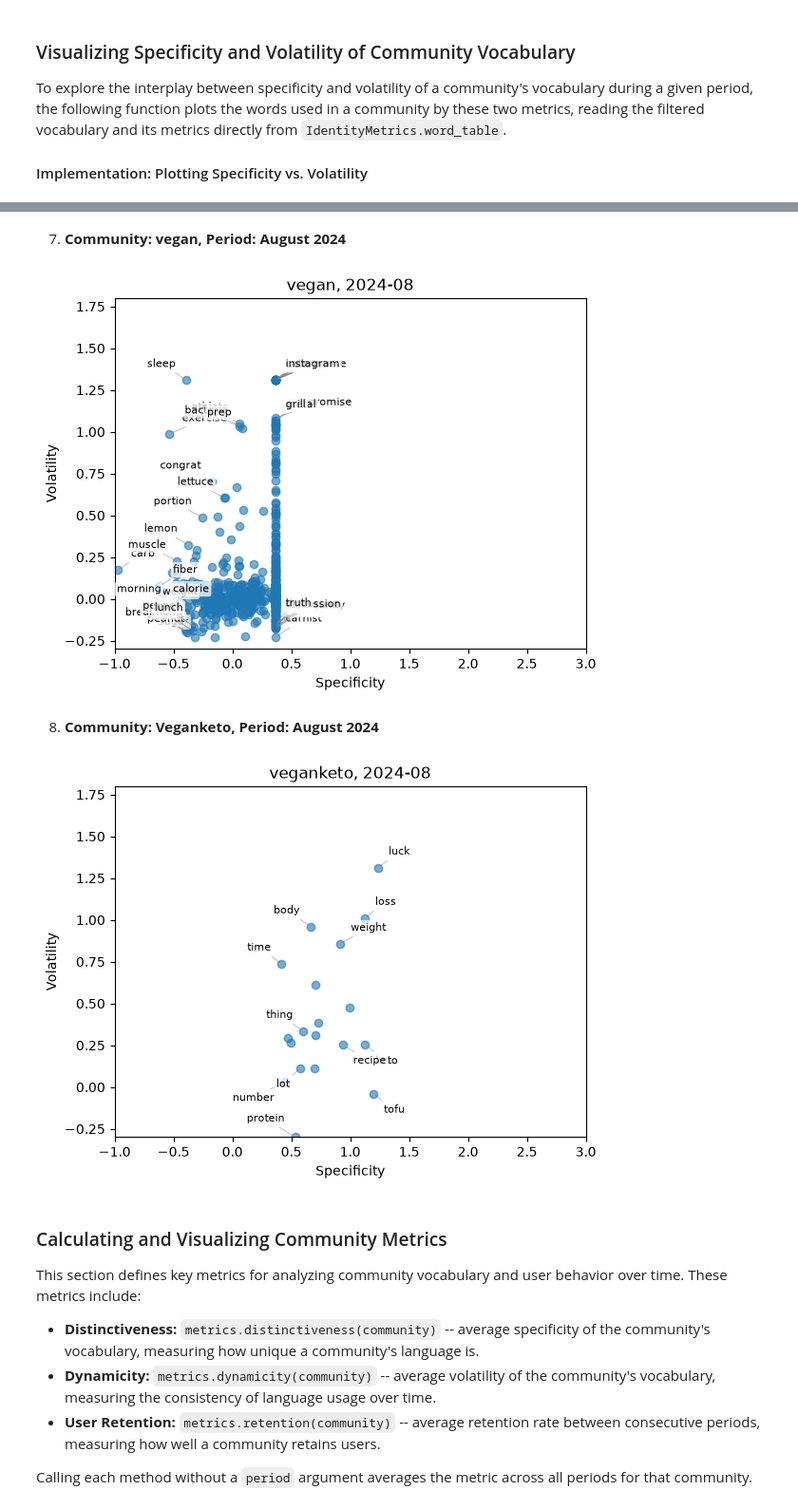
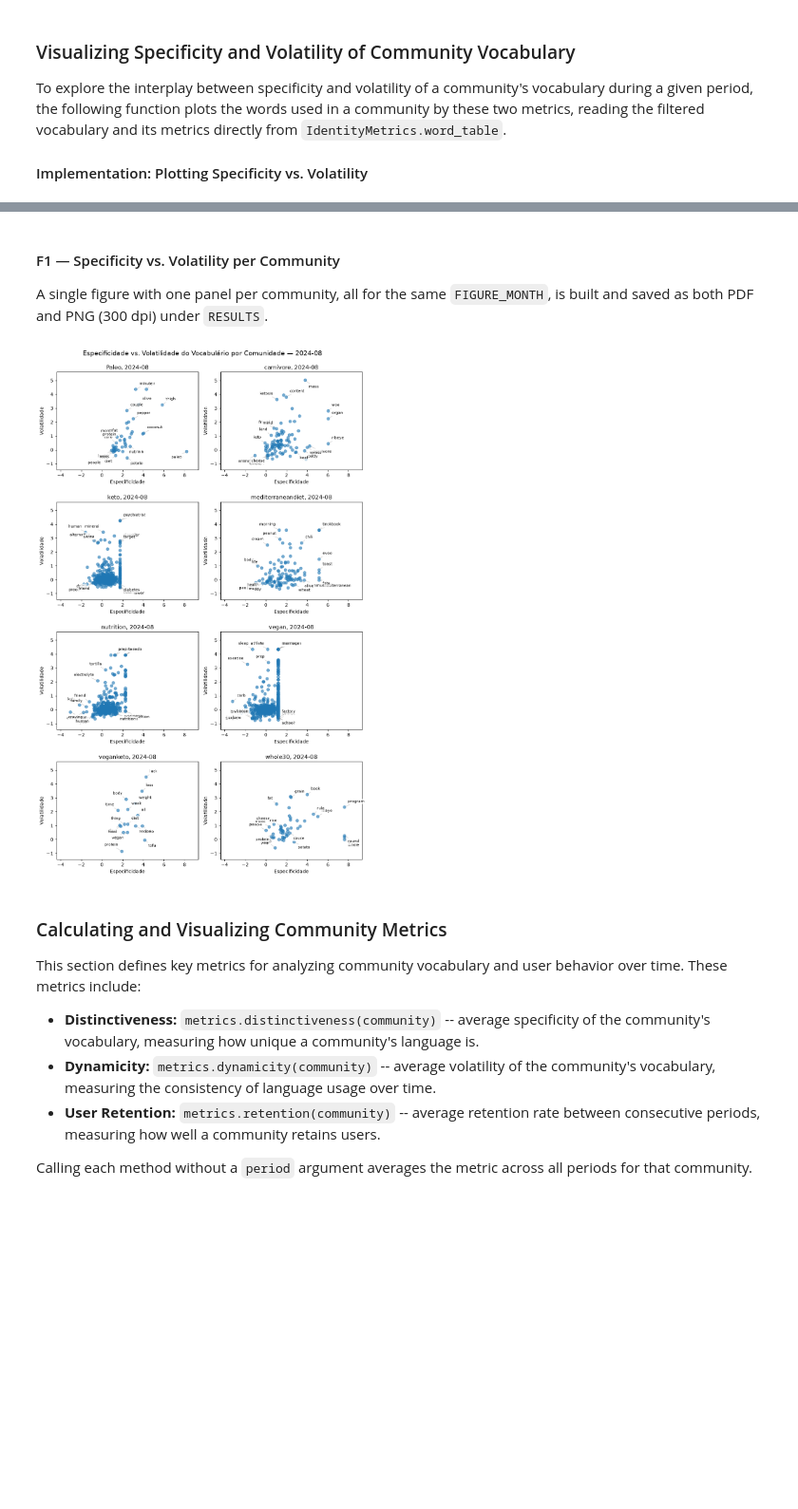
Before and after one commit to d0d0th/reddit-diets-communities, a Jupyter notebook: reddit-diets-communities.ipynb, the cells around one changed output, grey strips where cells are left out. Shown at 95% size. Drawn from its saved outputs; the diff is of its cells as text; code cells hidden in the pictures; blank space fills up the shorter version.

```diff
--- a/reddit-diets-communities.ipynb
+++ b/reddit-diets-communities.ipynb
@@ -420,15 +549,14 @@ plot_specificity_by_volatility('whole30','2024-08')
-# %% [markdown]
-7. **Community: vegan, Period: August 2024**
-# %%
-plot_specificity_by_volatility('vegan','2024-08',max_labels=50)
-# %% [output]
-[figure, removed]
-# %% [markdown]
-8. **Community: Veganketo, Period: August 2024**
-# %%
-plot_specificity_by_volatility('veganketo','2024-08')
-# %% [output]
-[figure, removed]
+# %% [markdown]
+#### F1 — Specificity vs. Volatility per Community
+
+A single figure with one panel per community, all for the same `FIGURE_MONTH`, is built and saved
+as both PDF and PNG (300 dpi) under `RESULTS`.
+# %%
+fig1 = build_figure_1(communities, FIGURE_MONTH, max_labels=20)
+save_figure(fig1, os.path.join(RESULTS, "F1_especificidade_volatilidade"))
+plt.show()
+# %% [output]
+[figure, added]
 # %% [markdown]
 ### Calculating and Visualizing Community Metrics
 
```
Also changed, not shown: parts of 68 cells of this notebook, 13 other files.
